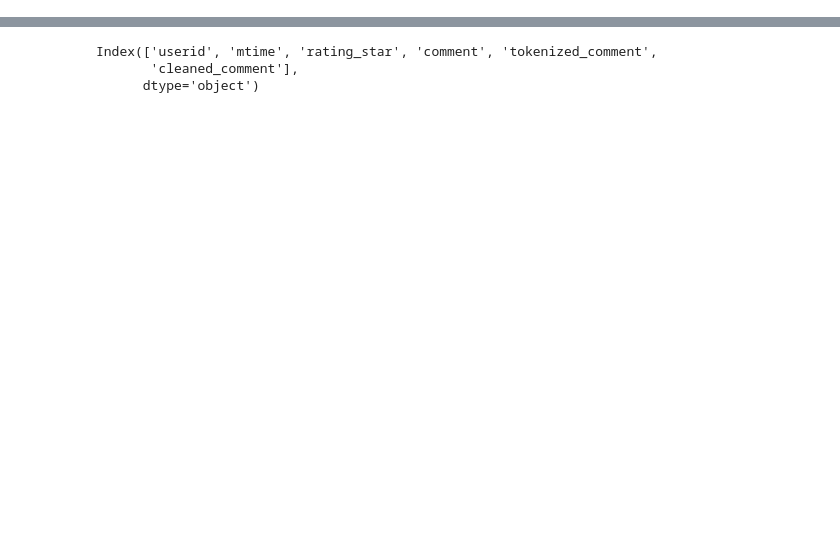
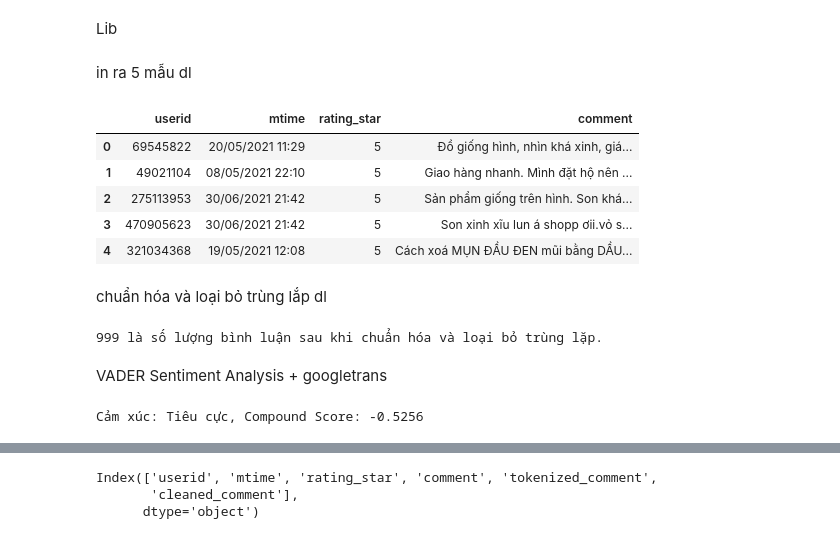
Before and after one commit to dght1104/Sentiment_Analysis, a Jupyter notebook: kiemtra copy.ipynb, the cells around one changed output, grey strips where cells are left out. Cells and saved outputs as stored; diff of their text form; code cells hidden in the pictures; blank space fills up the shorter version.

```diff
--- a/kiemtra copy.ipynb
+++ b/kiemtra copy.ipynb
@@ -1,3 +1,5 @@
+# %% [markdown]
+Lib
 # %%
 import numpy as np
 import pandas as pd
@@ -18,3 +20,69 @@ from tensorflow.keras.preprocessing.sequence import pad_sequences
 
 from pyvi import ViTokenizer, ViUtils
 from vncorenlp import VnCoreNLP
+# %% [markdown]
+in ra 5 mẫu dl
+# %%
+data = pd.read_csv("sentiments_v2_1_1000.csv")
+comments = data['comment'].tolist()
+data.head()
+# %% [output]
+|  | userid | mtime | rating_star | comment |
+| 0 | 69545822 | 20/05/2021 11:29 | 5 | Đồ giống hình, nhìn khá xinh, giá... |
+| 1 | 49021104 | 08/05/2021 22:10 | 5 | Giao hàng nhanh. Mình đặt hộ nên ... |
+| 2 | 275113953 | 30/06/2021 21:42 | 5 | Sản phẩm giống trên hình. Son khá... |
+| 3 | 470905623 | 30/06/2021 21:42 | 5 | Son xinh xĩu lun á shopp ơii.vỏ s... |
+| 4 | 321034368 | 19/05/2021 12:08 | 5 | Cách xoá MỤN ĐẦU ĐEN mũi bằng DẦU... |
+# %% [markdown]
+chuẩn hóa và loại bỏ trùng lắp dl
+# %%
+import unicodedata
+
+unique_comments = list(set(comments))
+
+def remove_vietnamese_accents(text):
+    return ''.join(
+        c for c in unicodedata.normalize('NFD', text)
+        if unicodedata.category(c) != 'Mn'
+    )
+
+normalized_comments = list(set([remove_vietnamese_accents(comment).lower() for comment in comments]))
+print(len(normalized_comments), "là số lượng bình luận sau khi chuẩn hóa và loại bỏ trùng lặp.")
+# %% [output]
+999 là số lượng bình luận sau khi chuẩn hóa và loại bỏ trùng lặp.
+# %% [markdown]
+VADER Sentiment Analysis + googletrans
+# %%
+from googletrans import Translator
+from vaderSentiment.vaderSentiment import SentimentIntensityAnalyzer
+import pandas as pd
+
+# nhập từ bàn phím
+translator = Translator()
+analyzer = SentimentIntensityAnalyzer()
+
+# Hàm phân tích cảm xúc cho câu tiếng Việt và trả về cả nhãn và giá trị compound
+def classify_sentiment_vietnamese(comment):
+    # Dịch câu sang tiếng Anh
+    translated_text = translator.translate(comment, src='vi', dest='en').text
+    # Phân tích cảm xúc của câu đã dịch
+    sentiment_score = analyzer.polarity_scores(translated_text)
+    compound_score = sentiment_score['compound']
+
+    # Phân loại cảm xúc dựa trên giá trị compound
+    if compound_score > 0:
+        sentiment = 'Tích cực'
+    elif compound_score < 0:
+        sentiment = 'Tiêu cực'
+    else:
+        sentiment = 'Trung lập'
+
+    # Trả về nhãn cảm xúc và giá trị compound
+    return sentiment, compound_score
+
+# Ví dụ câu tiếng Việt
+comment = "buồn quá đi"
+sentiment, compound_score = classify_sentiment_vietnamese(comment)
+print(f"Cảm xúc: {sentiment}, Compound Score: {compound_score}")
+# %% [output]
+Cảm xúc: Tiêu cực, Compound Score: -0.5256
```
Also changed, not shown: parts of 10 cells of this notebook, 2 other files.
